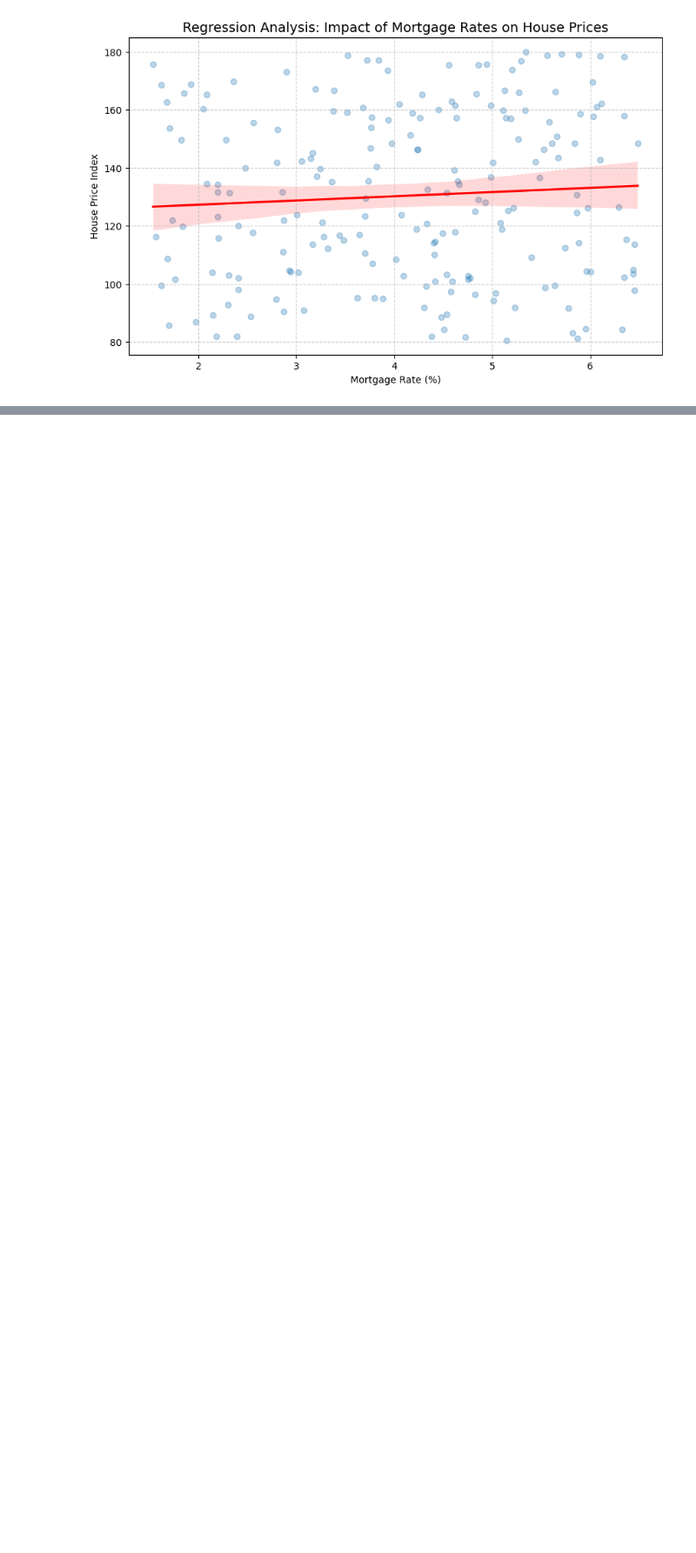
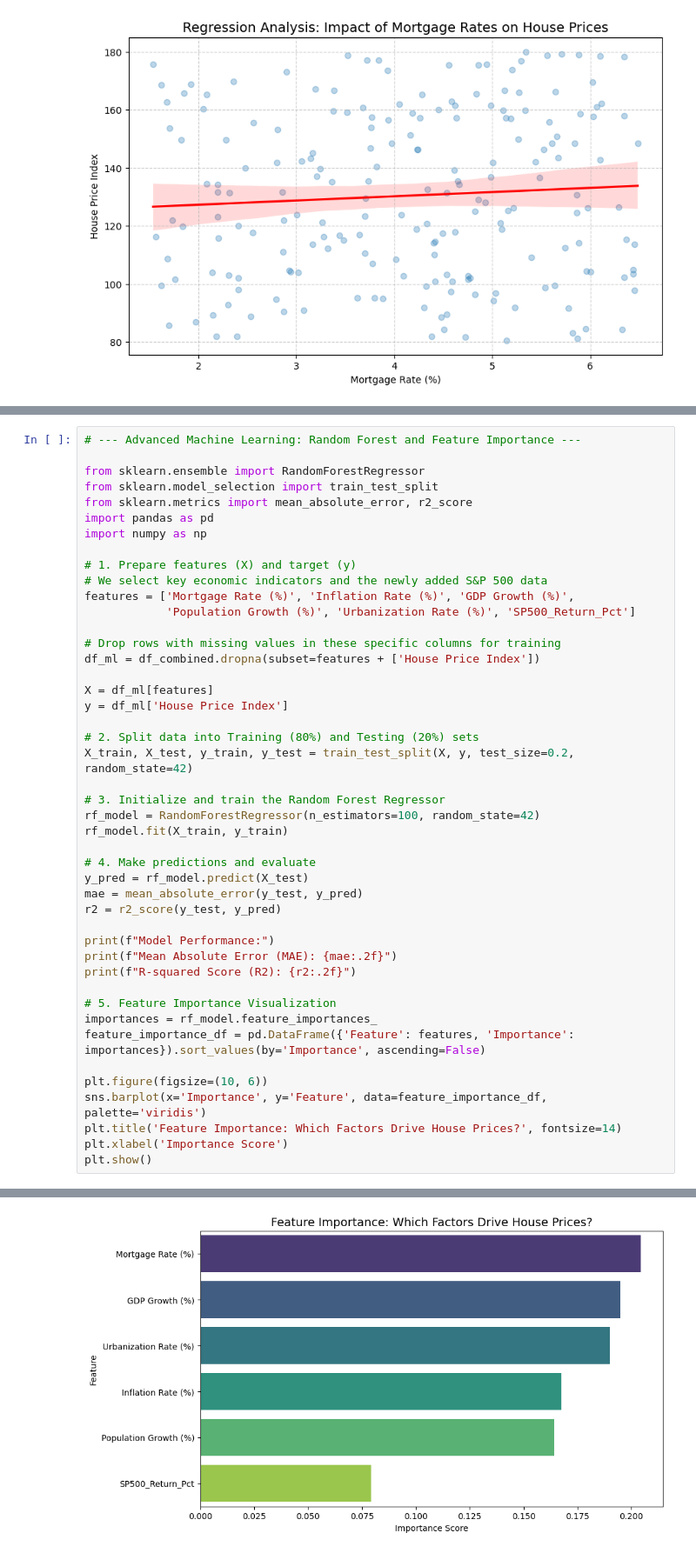
Before and after one commit to DimovDimo/impact-of-economic-indicators-on-properties, a Jupyter notebook: Impact of economic indicators on properties.ipynb, the cells around one changed output, grey strips where cells are left out. Shown at 87% size. Cells and saved outputs as stored; diff of their text form; blank space fills up the shorter version.

```diff
--- a/Impact of economic indicators on properties.ipynb
+++ b/Impact of economic indicators on properties.ipynb
@@ -329,0 +339,46 @@ Notes:
+# %%
+# --- Advanced Machine Learning: Random Forest and Feature Importance ---
+
+from sklearn.ensemble import RandomForestRegressor
+from sklearn.model_selection import train_test_split
+from sklearn.metrics import mean_absolute_error, r2_score
+import pandas as pd
+import numpy as np
+
+# 1. Prepare features (X) and target (y)
+# We select key economic indicators and the newly added S&P 500 data
+features = ['Mortgage Rate (%)', 'Inflation Rate (%)', 'GDP Growth (%)',
+            'Population Growth (%)', 'Urbanization Rate (%)', 'SP500_Return_Pct']
+
+# Drop rows with missing values in these specific columns for training
+df_ml = df_combined.dropna(subset=features + ['House Price Index'])
+
+X = df_ml[features]
+y = df_ml['House Price Index']
+
+# 2. Split data into Training (80%) and Testing (20%) sets
+X_train, X_test, y_train, y_test = train_test_split(X, y, test_size=0.2, random_state=42)
+
+# 3. Initialize and train the Random Forest Regressor
+rf_model = RandomForestRegressor(n_estimators=100, random_state=42)
+rf_model.fit(X_train, y_train)
+
+# 4. Make predictions and evaluate
+y_pred = rf_model.predict(X_test)
+mae = mean_absolute_error(y_test, y_pred)
+r2 = r2_score(y_test, y_pred)
+
+print(f"Model Performance:")
+print(f"Mean Absolute Error (MAE): {mae:.2f}")
+print(f"R-squared Score (R2): {r2:.2f}")
+
+# 5. Feature Importance Visualization
+importances = rf_model.feature_importances_
+feature_importance_df = pd.DataFrame({'Feature': features, 'Importance': importances}).sort_values(by='Importance', ascending=False)
+
+plt.figure(figsize=(10, 6))
+sns.barplot(x='Importance', y='Feature', data=feature_importance_df, palette='viridis')
+plt.title('Feature Importance: Which Factors Drive House Prices?', fontsize=14)
+plt.xlabel('Importance Score')
+plt.show()
+# %% [output]
@@ -329,0 +391 @@ Notes:
+[figure, added]
```
Also changed, not shown: parts of 2 cells of this notebook.
